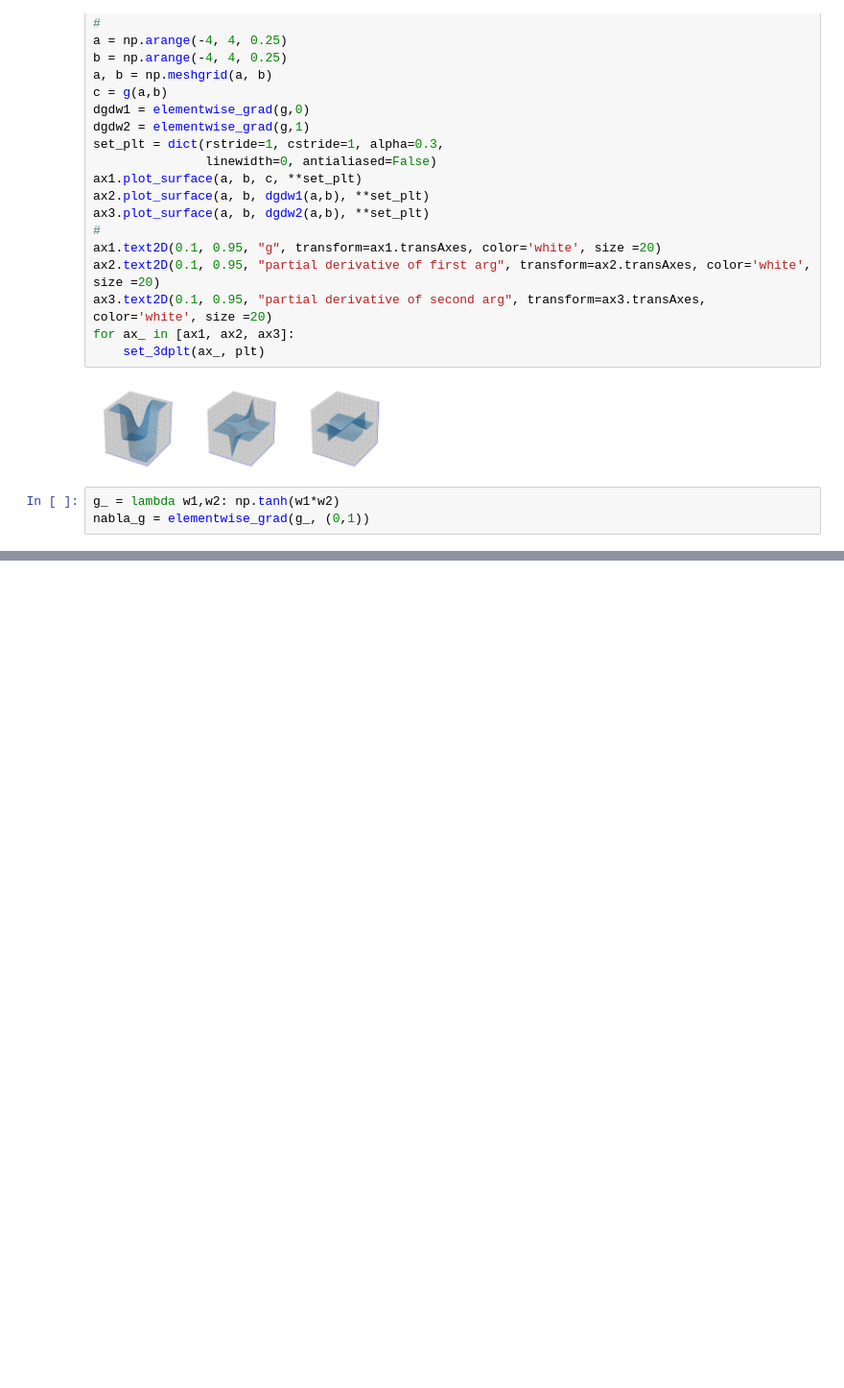
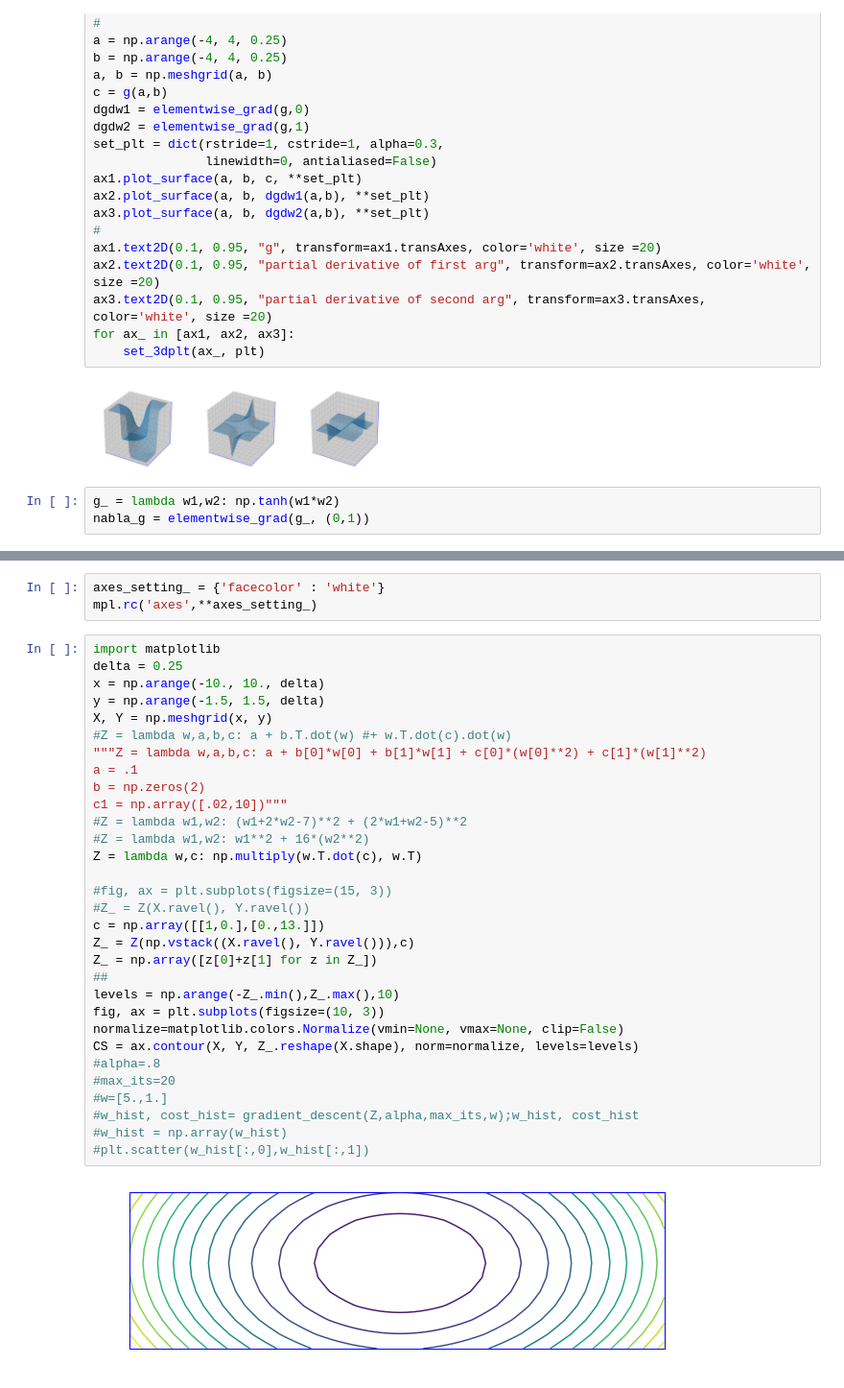
Before and after one commit to RyotaBannai/Data_Science, a Jupyter notebook: Coordinate search descent.ipynb, the cells around one changed output, grey strips where cells are left out. Shown at 96% size. Saved outputs shown, nothing was run; the diff lists cells and outputs as text; blank space fills up the shorter version.

```diff
--- a/Coordinate search descent.ipynb
+++ b/Coordinate search descent.ipynb
@@ -197,0 +256,36 @@ set_3dplt(ax_, plt)
+# %%
+axes_setting_ = {'facecolor' : 'white'}
+mpl.rc('axes',**axes_setting_)
+# %%
+import matplotlib
+delta = 0.25
+x = np.arange(-10., 10., delta)
+y = np.arange(-1.5, 1.5, delta)
+X, Y = np.meshgrid(x, y)
+#Z = lambda w,a,b,c: a + b.T.dot(w) #+ w.T.dot(c).dot(w)
+"""Z = lambda w,a,b,c: a + b[0]*w[0] + b[1]*w[1] + c[0]*(w[0]**2) + c[1]*(w[1]**2)
+a = .1
+b = np.zeros(2)
+c1 = np.array([.02,10])"""
+#Z = lambda w1,w2: (w1+2*w2-7)**2 + (2*w1+w2-5)**2
+#Z = lambda w1,w2: w1**2 + 16*(w2**2)
+Z = lambda w,c: np.multiply(w.T.dot(c), w.T)
+
+#fig, ax = plt.subplots(figsize=(15, 3))
+#Z_ = Z(X.ravel(), Y.ravel())
+c = np.array([[1,0.],[0.,13.]])
+Z_ = Z(np.vstack((X.ravel(), Y.ravel())),c)
+Z_ = np.array([z[0]+z[1] for z in Z_])
+##
+levels = np.arange(-Z_.min(),Z_.max(),10)
+fig, ax = plt.subplots(figsize=(10, 3))
+normalize=matplotlib.colors.Normalize(vmin=None, vmax=None, clip=False)
+CS = ax.contour(X, Y, Z_.reshape(X.shape), norm=normalize, levels=levels)
+#alpha=.8
+#max_its=20
+#w=[5.,1.]
+#w_hist, cost_hist= gradient_descent(Z,alpha,max_its,w);w_hist, cost_hist
+#w_hist = np.array(w_hist)
+#plt.scatter(w_hist[:,0],w_hist[:,1])
+# %% [output]
+[figure, added]
```
Also changed, not shown: parts of 11 cells of this notebook, 1 other file.
